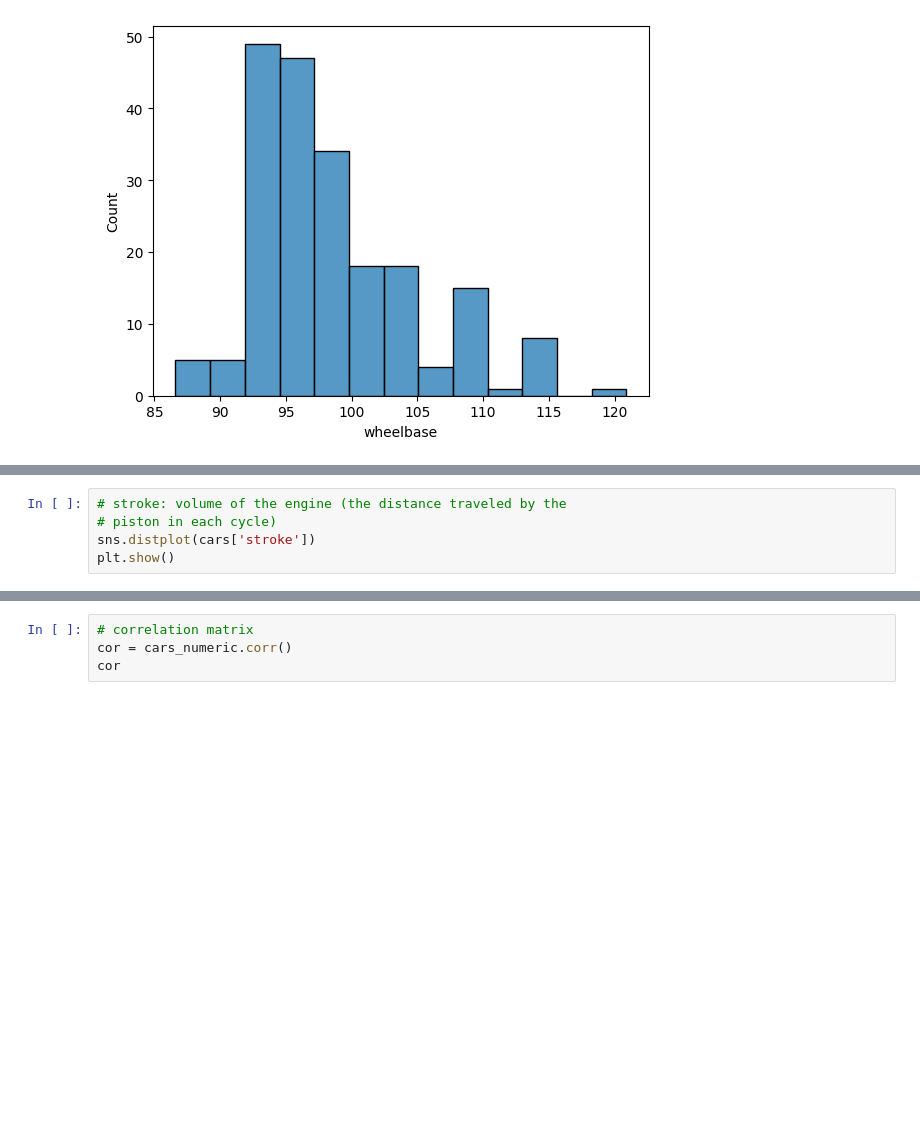
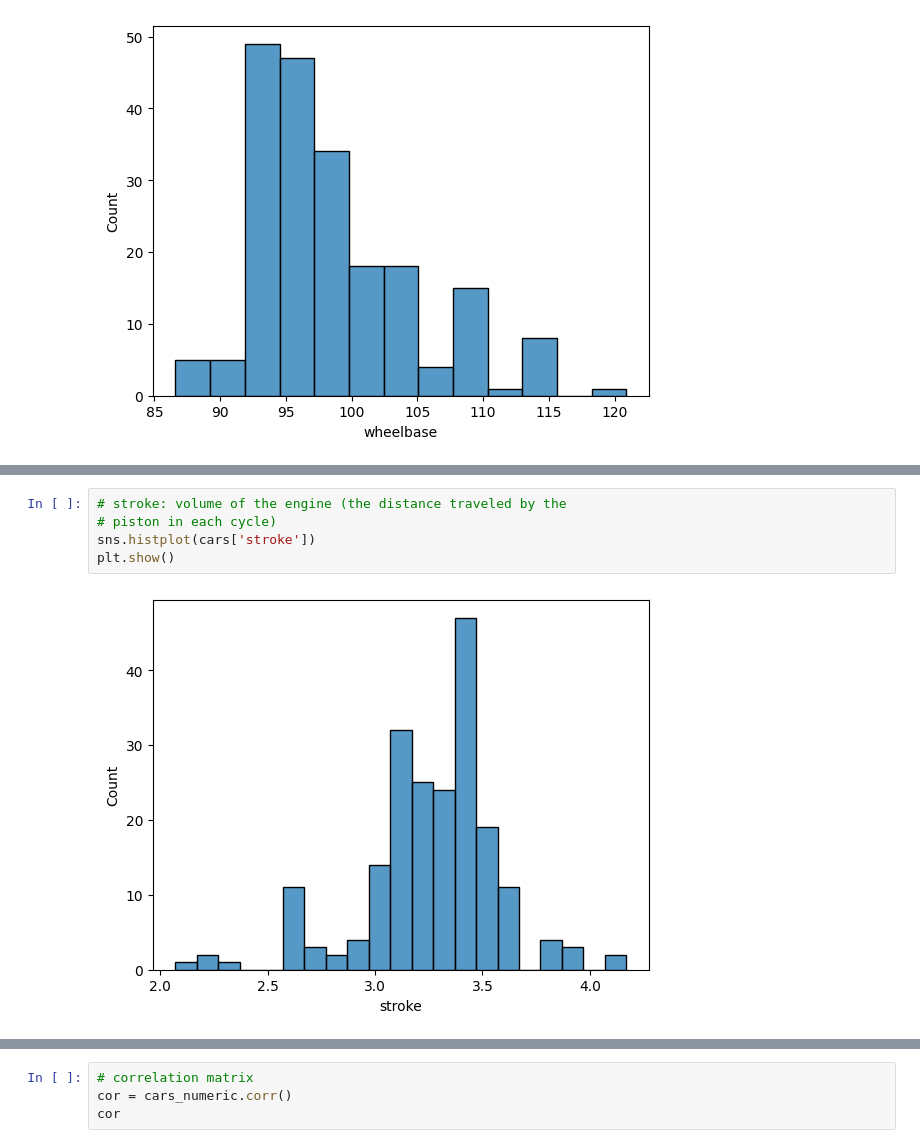
Before and after one commit to hari-dev-05/ML, a Jupyter notebook: Regression/Car_Price_Prediction_LR.ipynb, the cells around one changed output, grey strips where cells are left out. Cells and saved outputs as stored; diff of their text form; blank space fills up the shorter version.

```diff
--- a/Regression/Car_Price_Prediction_LR.ipynb
+++ b/Regression/Car_Price_Prediction_LR.ipynb
@@ -101,8 +103,10 @@ plt.show()
 # %%
 # stroke: volume of the engine (the distance traveled by the
 # piston in each cycle)
-sns.distplot(cars['stroke'])
+sns.histplot(cars['stroke'])
 plt.show()
+# %% [output]
+[figure, added]
 # %%
 # compression ration: ration of volume of compression chamber
 # at largest capacity to least capacity
```
Also changed, not shown: parts of 7 cells of this notebook.
